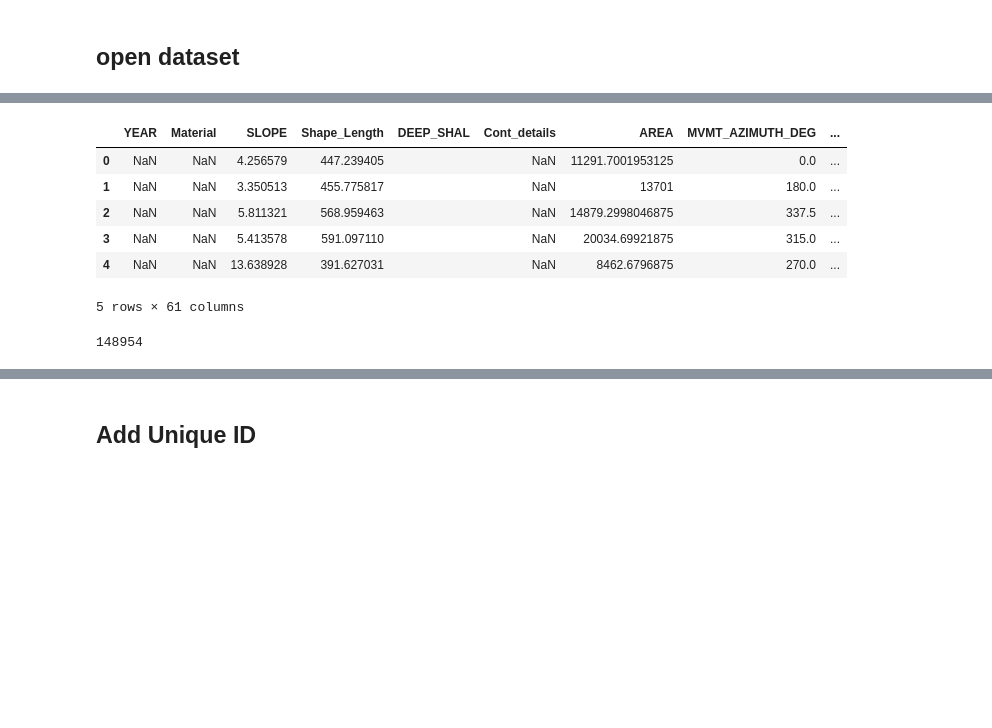
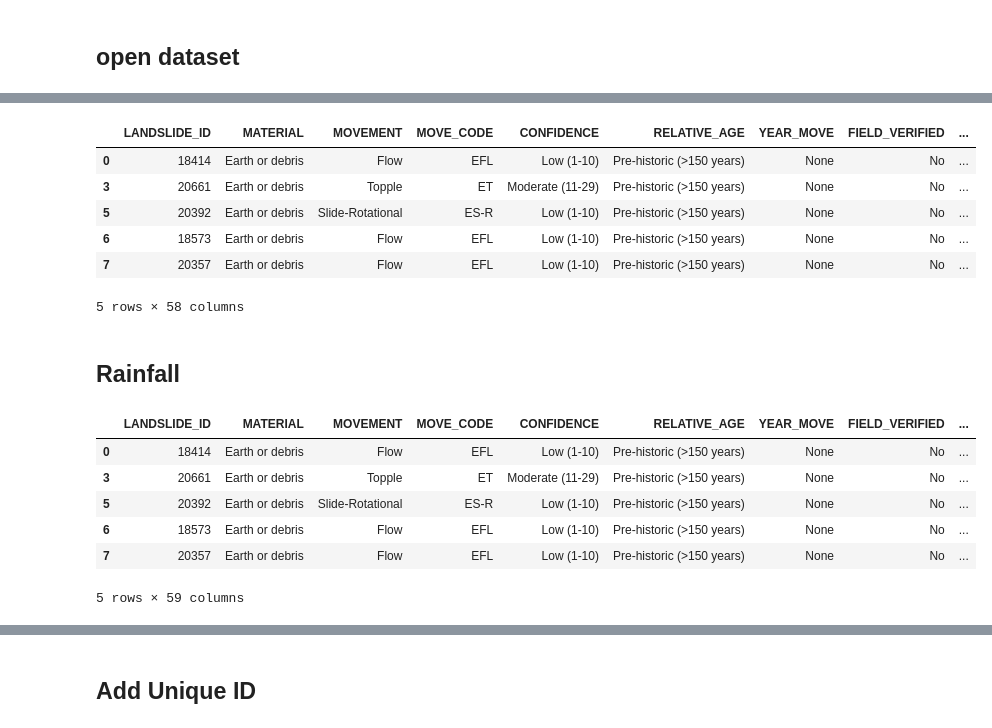
Before and after one commit to loicbachelot/cascadia-landslide-book, a Jupyter notebook: PostProcessing/post_processing.ipynb, the cells around one changed output, grey strips where cells are left out. Cells and saved outputs as stored; diff of their text form; code cells hidden in the pictures; blank space fills up the shorter version.

```diff
--- a/PostProcessing/post_processing.ipynb
+++ b/PostProcessing/post_processing.ipynb
@@ -210,14 +212,56 @@ plt.show()
 # %%
-combined_bc_or_wa_landslides_gdf.head()
+landslides_gdf.head()
 # %% [output]
-|  | YEAR | Material | SLOPE | Shape_Length | DEEP_SHAL | Cont_details | AREA | MVMT_AZIMUTH_DEG | ... |
-| 0 | NaN | NaN | 4.256579 | 447.239405 |  | NaN | 11291.7001953125 | 0.0 | ... |
-| 1 | NaN | NaN | 3.350513 | 455.775817 |  | NaN | 13701 | 180.0 | ... |
-| 2 | NaN | NaN | 5.811321 | 568.959463 |  | NaN | 14879.2998046875 | 337.5 | ... |
-| 3 | NaN | NaN | 5.413578 | 591.097110 |  | NaN | 20034.69921875 | 315.0 | ... |
-| 4 | NaN | NaN | 13.638928 | 391.627031 |  | NaN | 8462.6796875 | 270.0 | ... |
+|  | LANDSLIDE_ID | MATERIAL | MOVEMENT | MOVE_CODE | CONFIDENCE | RELATIVE_AGE | YEAR_MOVE | FIELD_VERIFIED | ... |
+| 0 | 18414 | Earth or debris | Flow | EFL | Low (1-10) | Pre-historic (>150 years) | None | No | ... |
+| 3 | 20661 | Earth or debris | Topple | ET | Moderate (11-29) | Pre-historic (>150 years) | None | No | ... |
+| 5 | 20392 | Earth or debris | Slide-Rotational | ES-R | Low (1-10) | Pre-historic (>150 years) | None | No | ... |
+| 6 | 18573 | Earth or debris | Flow | EFL | Low (1-10) | Pre-historic (>150 years) | None | No | ... |
+| 7 | 20357 | Earth or debris | Flow | EFL | Low (1-10) | Pre-historic (>150 years) | None | No | ... |
-5 rows × 61 columns
+5 rows × 58 columns
-# %%
-len(combined_bc_or_wa_landslides_gdf)
-# %% [output]
-148954
+# %% [markdown]
+## Rainfall
+# %%
+import rasterio
+from rasterio.transform import rowcol
+
+rain_tif = "./rainfall-data/PPT9019.tif"
+
+with rasterio.open(rain_tif) as src:
+    # Transform lon/lat (EPSG:4326) -> raster CRS (NAD83 / Albers)
+    tf = Transformer.from_crs("EPSG:4326", src.crs, always_xy=True)
+    xs, ys = tf.transform(landslides_gdf["lon"].values, landslides_gdf["lat"].values)
+
+    # Identify which transformed points fall inside the raster bounds
+    b = src.bounds
+    in_bounds = (
+        (xs >= b.left) & (xs <= b.right) &
+        (ys >= b.bottom) & (ys <= b.top)
+    )
+
+    # Prepare output array, default to NaN
+    vals = np.full(len(xs), np.nan, dtype="float64")
+
+    # Sample only the points that are in-bounds
+    coords_in = np.column_stack([xs[in_bounds], ys[in_bounds]])
+    if len(coords_in) > 0:
+        sampled = list(src.sample(coords_in))  # each is an array of band values
+        sampled = np.array([s[0] for s in sampled], dtype="float64")
+
+        # Replace raster NoData with NaN, if defined
+        if src.nodata is not None:
+            sampled[sampled == src.nodata] = np.nan
+
+        vals[in_bounds] = sampled
+
+# Add the column to your GeoDataFrame
+landslides_gdf["filter_RAINFALL"] = vals
+landslides_gdf.head()
+# %% [output]
+|  | LANDSLIDE_ID | MATERIAL | MOVEMENT | MOVE_CODE | CONFIDENCE | RELATIVE_AGE | YEAR_MOVE | FIELD_VERIFIED | ... |
+| 0 | 18414 | Earth or debris | Flow | EFL | Low (1-10) | Pre-historic (>150 years) | None | No | ... |
+| 3 | 20661 | Earth or debris | Topple | ET | Moderate (11-29) | Pre-historic (>150 years) | None | No | ... |
+| 5 | 20392 | Earth or debris | Slide-Rotational | ES-R | Low (1-10) | Pre-historic (>150 years) | None | No | ... |
+| 6 | 18573 | Earth or debris | Flow | EFL | Low (1-10) | Pre-historic (>150 years) | None | No | ... |
+| 7 | 20357 | Earth or debris | Flow | EFL | Low (1-10) | Pre-historic (>150 years) | None | No | ... |
+5 rows × 59 columns
```
Also changed, not shown: parts of 12 cells of this notebook.
